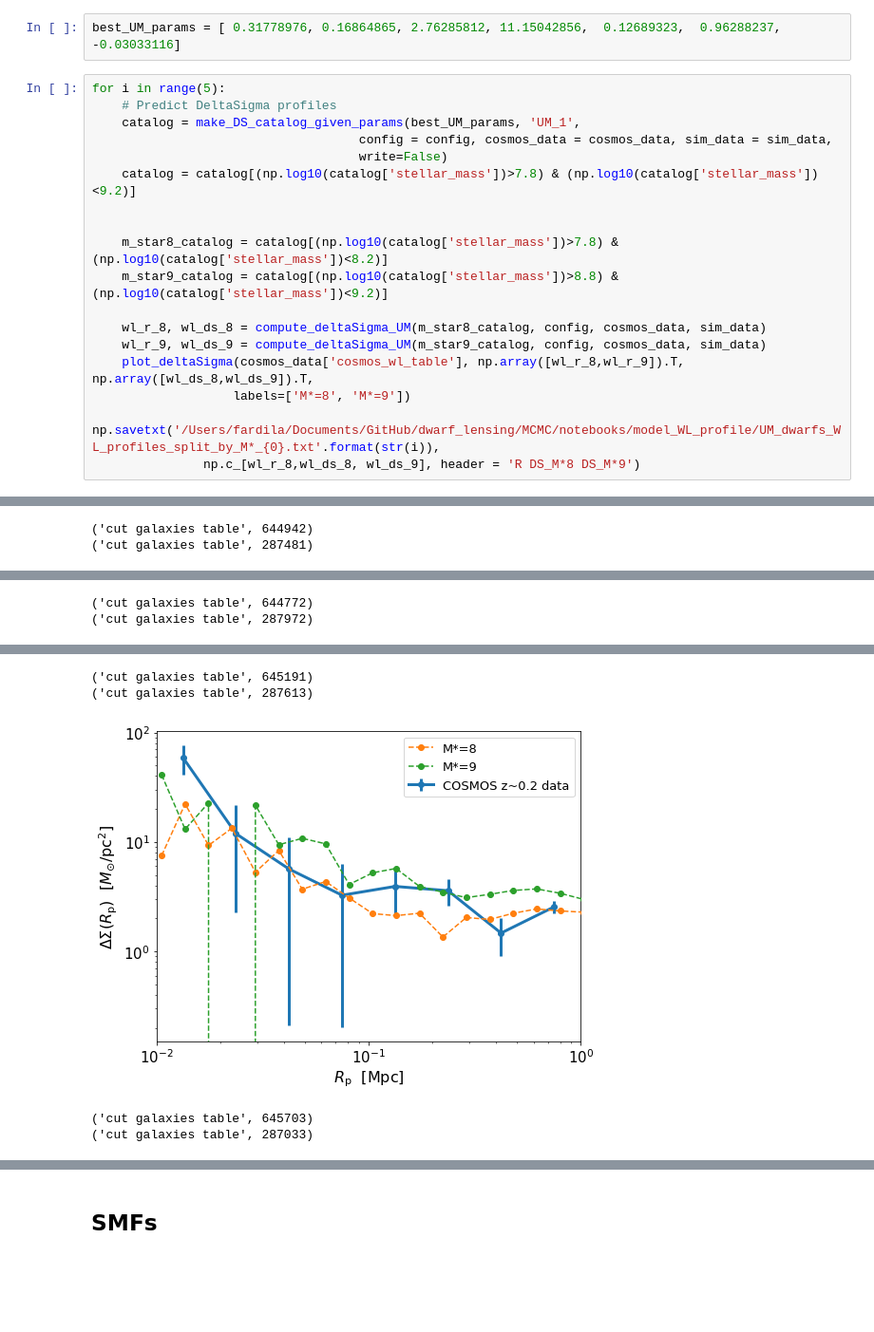
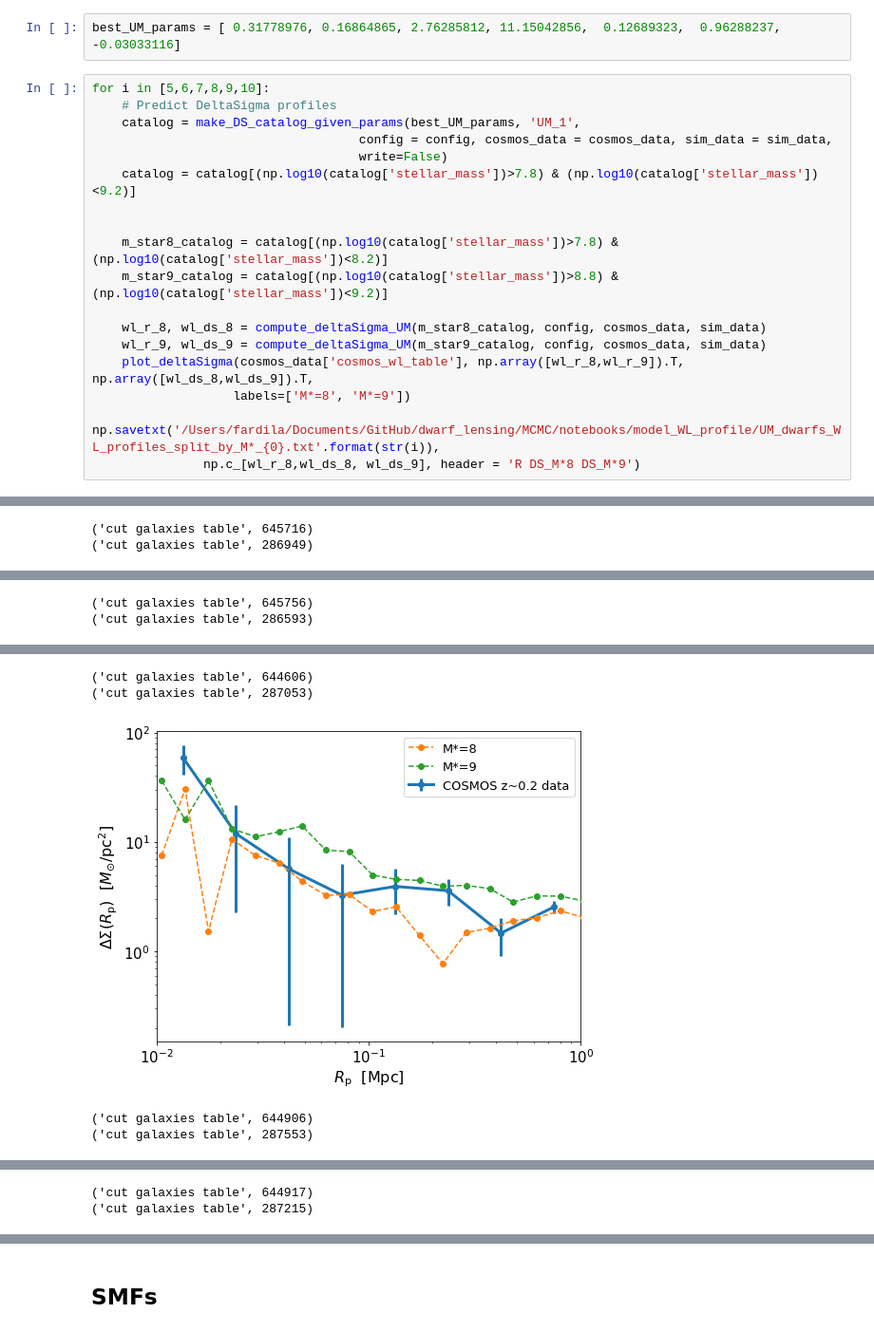
Before and after one commit to f-ardila/dwarf_lensing, a Jupyter notebook: MCMC/notebooks/Universe_Machine.ipynb, the cells around one changed output, grey strips where cells are left out. Shown: that part at 95% size. Cells and saved outputs as stored; diff of their text form; blank space fills up the shorter version.

```diff
--- a/MCMC/notebooks/Universe_Machine.ipynb
+++ b/MCMC/notebooks/Universe_Machine.ipynb
@@ -196,7 +196,7 @@ def make_DS_catalog_given_params(params, run, config = None, cosmos_data = None,
 # %%
 best_UM_params = [ 0.31778976, 0.16864865, 2.76285812, 11.15042856,  0.12689323,  0.96288237, -0.03033116]
 # %%
-for i in range(5):
+for i in [5,6,7,8,9,10]:
     # Predict DeltaSigma profiles
     catalog = make_DS_catalog_given_params(best_UM_params, 'UM_1',
                                     config = config, cosmos_data = cosmos_data, sim_data = sim_data,
@@ -220,2 +220,2 @@ for i in range(5):
-('cut galaxies table', 644942)
-('cut galaxies table', 287481)
+('cut galaxies table', 645716)
+('cut galaxies table', 286949)
@@ -223,2 +223,2 @@ for i in range(5):
-('cut galaxies table', 644772)
-('cut galaxies table', 287972)
+('cut galaxies table', 645756)
+('cut galaxies table', 286593)
@@ -226,5 +226,5 @@ for i in range(5):
-('cut galaxies table', 645191)
-('cut galaxies table', 287613)
+('cut galaxies table', 644606)
+('cut galaxies table', 287053)
-[figure, old version]
+[figure, new version]
-('cut galaxies table', 645703)
-('cut galaxies table', 287033)
+('cut galaxies table', 644906)
+('cut galaxies table', 287553)
@@ -231,0 +232,2 @@ for i in range(5):
+('cut galaxies table', 644917)
+('cut galaxies table', 287215)
```
Also changed, not shown: parts of 1 cell of this notebook.
